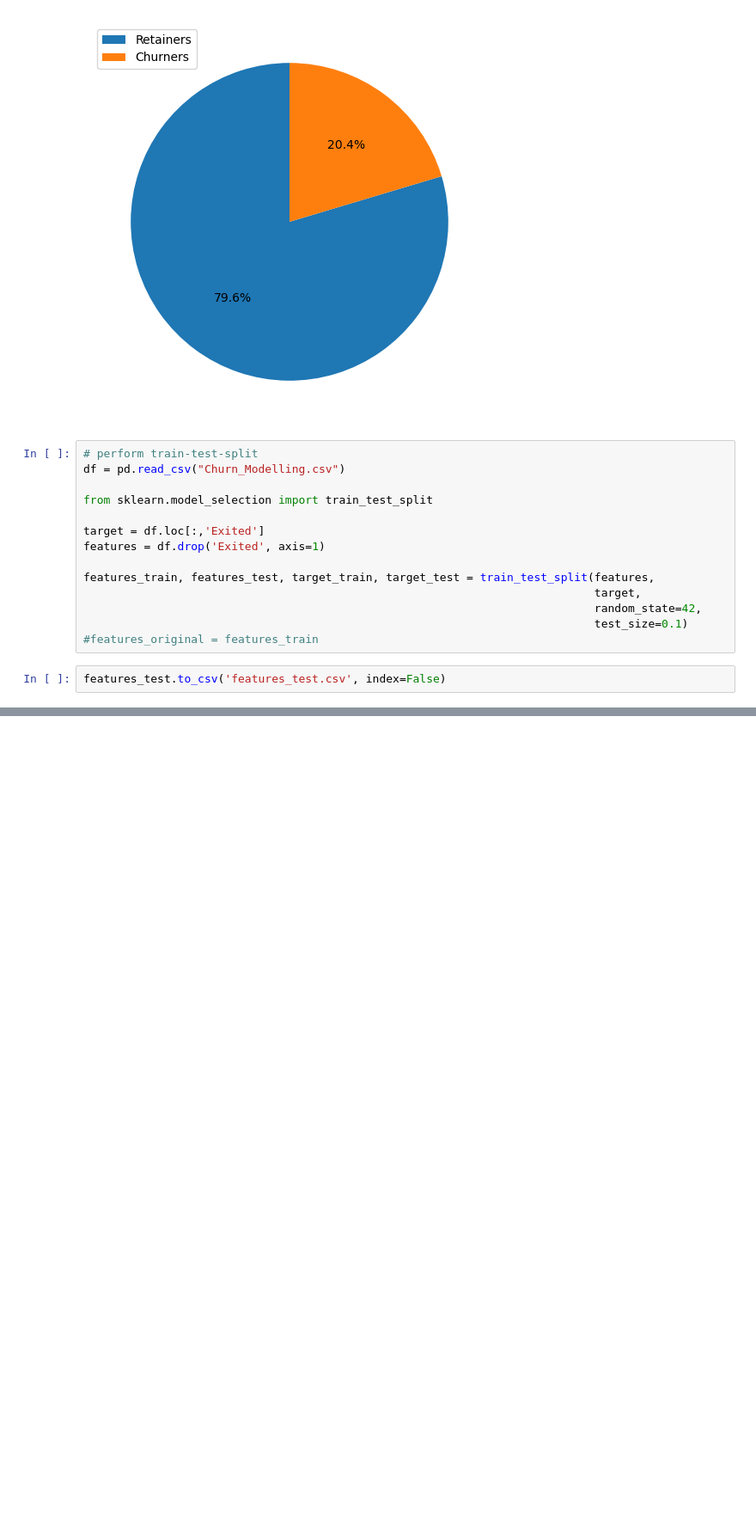
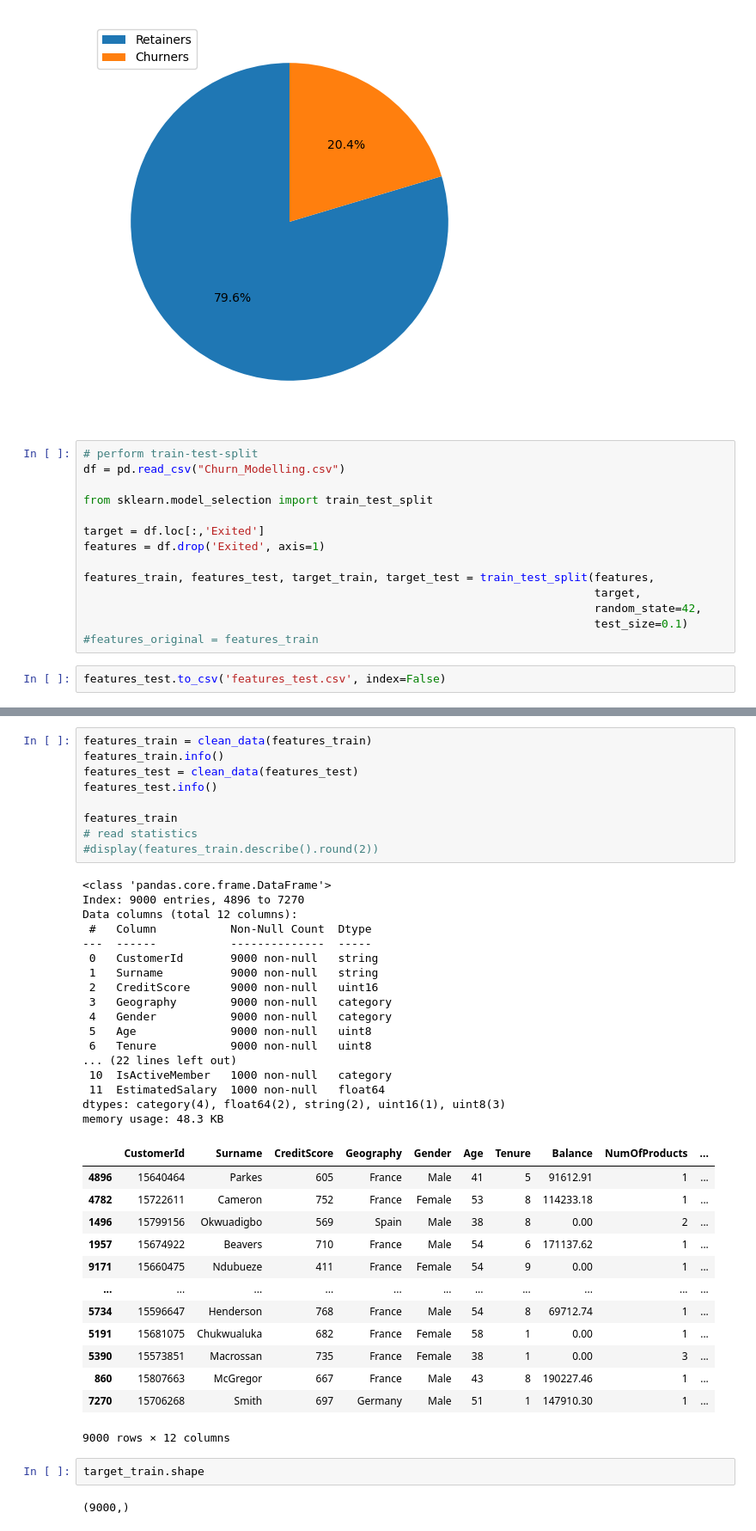
Before and after one commit to M-Grzymowicz/Banking-Customer-Churn---Analysis-and-Prediction, a Jupyter notebook: banking.ipynb, the cells around one changed output, grey strips where cells are left out. Shown at 86% size. Cells and saved outputs as stored; diff of their text form; blank space fills up the shorter version.

```diff
--- a/banking.ipynb
+++ b/banking.ipynb
@@ -646,0 +790,44 @@ memory usage: 668.5+ KB
+# %%
+features_train = clean_data(features_train)
+features_train.info()
+features_test = clean_data(features_test)
+features_test.info()
+
+features_train
+# read statistics
+#display(features_train.describe().round(2))
+# %% [output]
+<class 'pandas.core.frame.DataFrame'>
+Index: 9000 entries, 4896 to 7270
+Data columns (total 12 columns):
+ #   Column           Non-Null Count  Dtype
+---  ------           --------------  -----
+ 0   CustomerId       9000 non-null   string
+ 1   Surname          9000 non-null   string
+ 2   CreditScore      9000 non-null   uint16
+ 3   Geography        9000 non-null   category
+ 4   Gender           9000 non-null   category
+ 5   Age              9000 non-null   uint8
+ 6   Tenure           9000 non-null   uint8
+... (22 lines left out)
+ 10  IsActiveMember   1000 non-null   category
+ 11  EstimatedSalary  1000 non-null   float64
+dtypes: category(4), float64(2), string(2), uint16(1), uint8(3)
+memory usage: 48.3 KB
+|  | CustomerId | Surname | CreditScore | Geography | Gender | Age | Tenure | Balance | NumOfProducts | ... |
+| 4896 | 15640464 | Parkes | 605 | France | Male | 41 | 5 | 91612.91 | 1 | ... |
+| 4782 | 15722611 | Cameron | 752 | France | Female | 53 | 8 | 114233.18 | 1 | ... |
+| 1496 | 15799156 | Okwuadigbo | 569 | Spain | Male | 38 | 8 | 0.00 | 2 | ... |
+| 1957 | 15674922 | Beavers | 710 | France | Male | 54 | 6 | 171137.62 | 1 | ... |
+| 9171 | 15660475 | Ndubueze | 411 | France | Female | 54 | 9 | 0.00 | 1 | ... |
+| ... | ... | ... | ... | ... | ... | ... | ... | ... | ... | ... |
+| 5734 | 15596647 | Henderson | 768 | France | Male | 54 | 8 | 69712.74 | 1 | ... |
+| 5191 | 15681075 | Chukwualuka | 682 | France | Female | 58 | 1 | 0.00 | 1 | ... |
+| 5390 | 15573851 | Macrossan | 735 | France | Female | 38 | 1 | 0.00 | 3 | ... |
+| 860 | 15807663 | McGregor | 667 | France | Male | 43 | 8 | 190227.46 | 1 | ... |
+| 7270 | 15706268 | Smith | 697 | Germany | Male | 51 | 1 | 147910.30 | 1 | ... |
+9000 rows × 12 columns
+# %%
+target_train.shape
+# %% [output]
+(9000,)
```
Also changed, not shown: parts of 12 cells of this notebook.
